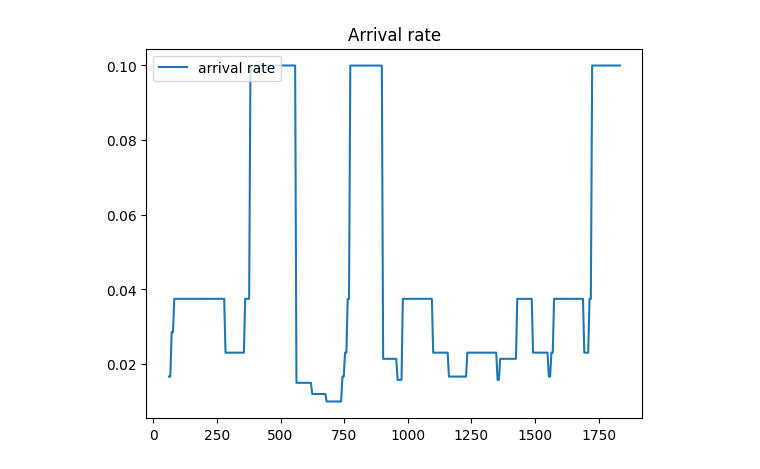
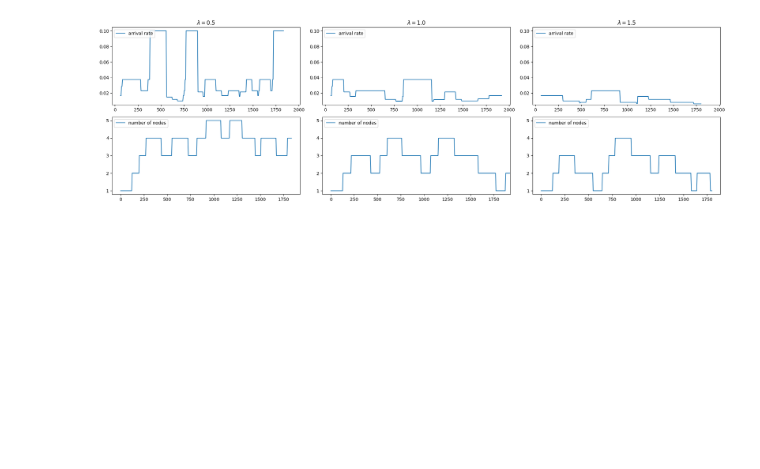
Before and after one commit to kponichtera/cs4215-qpe, a Jupyter notebook: jupyter/plots.ipynb, the cells around one changed output. Saved outputs shown, nothing was run; the diff lists cells and outputs as text; code cells hidden in the pictures; blank space fills up the shorter version.

```diff
--- a/jupyter/plots.ipynb
+++ b/jupyter/plots.ipynb
@@ -2,7 +2,12 @@
 import pandas as pd
 import matplotlib.pyplot as plt
 # %%
-df = pd.read_csv('../lambda_0.5_scaling_enabled.csv')
-df
-newdf = pd.read_csv('../lambda_0.5_scaling_disabled.csv')
+df_05_enabled = pd.read_csv('../data/lambda_0.5_scaling_enabled.csv')
+df_05_disabled = pd.read_csv('../data/lambda_0.5_scaling_disabled.csv')
+
+df_10_enabled = pd.read_csv('../data/lambda_1.0_scaling_enabled.csv')
+df_10_disabled = pd.read_csv('../data/lambda_1.0_scaling_disabled.csv')
+
+df_15_enabled = pd.read_csv('../data/lambda_1.5_scaling_enabled.csv')
+df_15_disabled = pd.read_csv('../data/lambda_1.5_scaling_disabled.csv')
 # %%
@@ -24,10 +60,55 @@ plt.show()
 # %%
-c = df[['time','arrival_rate']]
-c = c.mask(c.eq('None')).dropna()
-c['arrival_rate'] = c['arrival_rate'].astype(float)
-plt.plot(c[["time"]], c[["arrival_rate"]], label='arrival rate')
-plt.title("Arrival rate")
-plt.legend(loc="upper left")
-plt.show()
+arrival_05 = df_05_enabled[['time', 'arrival_rate']]
+arrival_05 = arrival_05.mask(arrival_05.eq('None')).dropna()
+arrival_05['arrival_rate'] = arrival_05['arrival_rate'].astype(float)
+
+num_nodes_05 = df_05_enabled[['time', 'num_nodes']]
+
+arrival_10 = df_10_enabled[['time', 'arrival_rate']]
+arrival_10 = arrival_10.mask(arrival_10.eq('None')).dropna()
+arrival_10['arrival_rate'] = arrival_10['arrival_rate'].astype(float)
+
+num_nodes_10 = df_10_enabled[['time', 'num_nodes']]
+
+arrival_15 = df_15_enabled[['time', 'arrival_rate']]
+arrival_15 = arrival_15.mask(arrival_15.eq('None')).dropna()
+arrival_15['arrival_rate'] = arrival_15['arrival_rate'].astype(float)
+
+num_nodes_15 = df_15_enabled[['time', 'num_nodes']]
+
+fig, axs = plt.subplots(nrows=2, ncols=3, figsize=(20, 6))
+
+axs[0, 0].plot(arrival_05[["time"]], arrival_05[["arrival_rate"]], label='arrival rate')
+axs[0, 0].set_title("$\lambda=0.5$")
+axs[0, 0].legend(loc="upper left")
+axs[0, 0].sharex(axs[0, 1])
+axs[0, 0].sharey(axs[0, 1])
+
+axs[0, 1].plot(arrival_10[["time"]], arrival_10[["arrival_rate"]], label='arrival rate')
+axs[0, 1].set_title("$\lambda=1.0$")
+axs[0, 1].legend(loc="upper left")
+
+axs[0, 2].plot(arrival_15[["time"]], arrival_15[["arrival_rate"]], label='arrival rate')
+axs[0, 2].set_title("$\lambda=1.5$")
+axs[0, 2].legend(loc="upper left")
+axs[0, 2].sharex(axs[0, 1])
+axs[0, 2].sharey(axs[0, 1])
+
+axs[1, 0].plot(num_nodes_05[["time"]], num_nodes_05[["num_nodes"]], label="number of nodes")
+axs[1, 0].legend(loc="upper left")
+
+axs[1, 1].plot(num_nodes_10[["time"]], num_nodes_10[["num_nodes"]], label="number of nodes")
+axs[1, 1].legend(loc="upper left")
+axs[1, 1].sharey(axs[1, 0])
+axs[1, 1].sharex(axs[1, 0])
+
+axs[1, 2].plot(num_nodes_15[["time"]], num_nodes_15[["num_nodes"]], label="number of nodes")
+axs[1, 2].legend(loc="upper left")
+axs[1, 2].sharey(axs[1, 0])
+axs[1, 1].sharex(axs[1, 0])
+
+fig.tight_layout()
+
+plt.savefig('arrival_rate.pdf')
 # %% [output]
-[figure, old version]
+[figure, new version]
```
Also changed, not shown: parts of 4 cells of this notebook.
